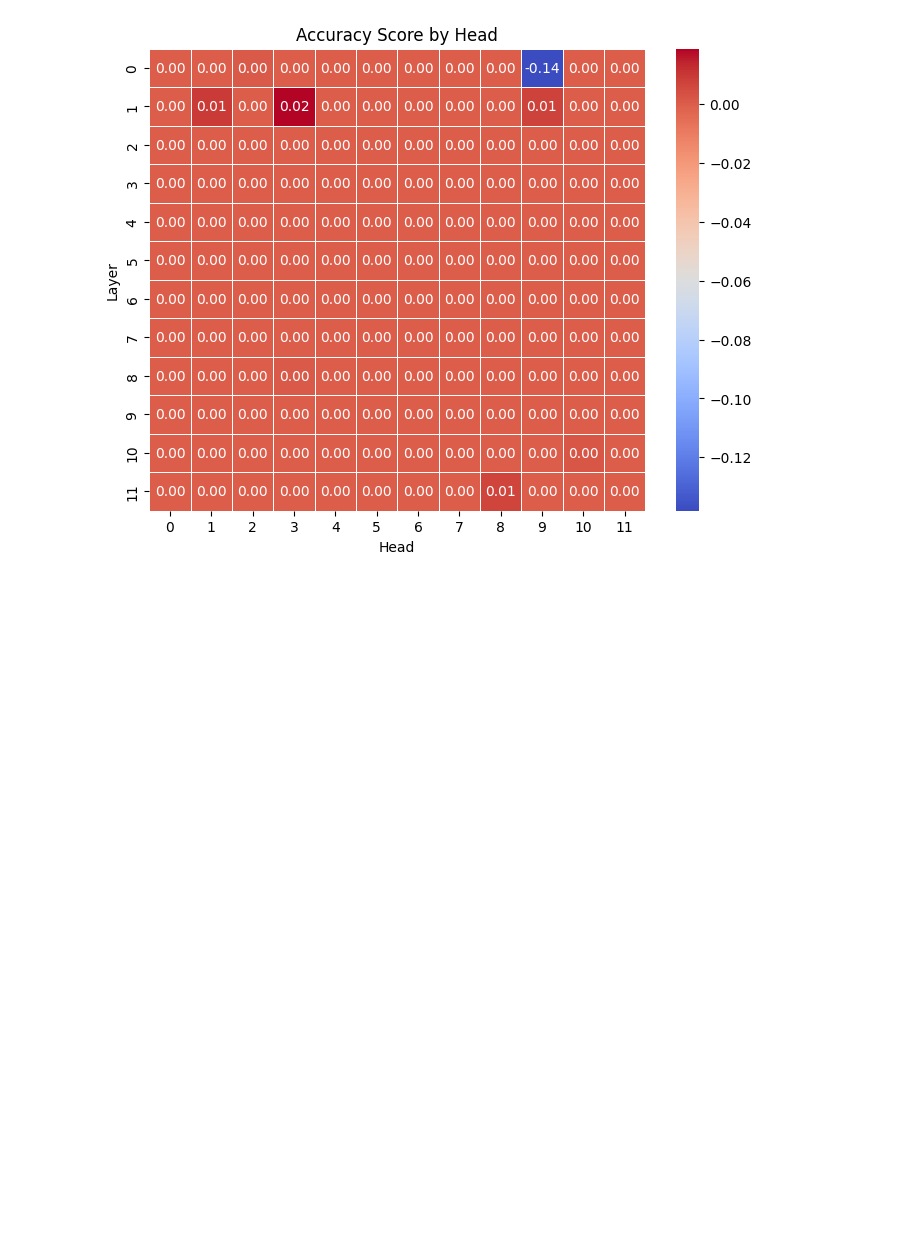
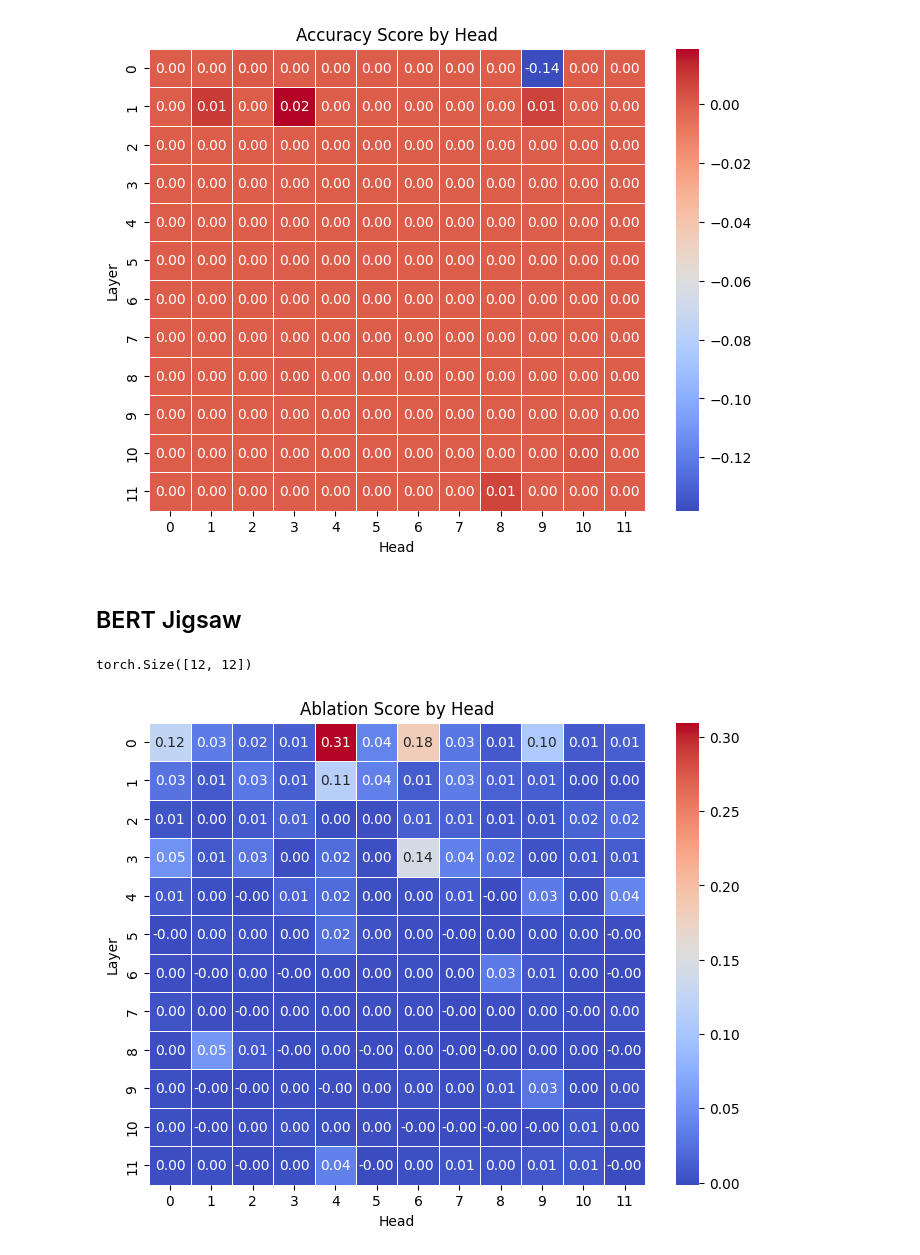
Before and after one commit to wid0gast/interp-toxicity, a Jupyter notebook: testing.ipynb, the cells around one changed output. Saved outputs shown, nothing was run; the diff lists cells and outputs as text; code cells hidden in the pictures; blank space fills up the shorter version.

Commit message:
bert jigsaw processed

```diff
--- a/testing.ipynb
+++ b/testing.ipynb
@@ -153,3 +153,28 @@ plt.savefig('accuracy_scores_by_head.png')
 plt.show()
 # %% [output]
 [figure]
+# %% [markdown]
+## BERT Jigsaw
+# %%
+ablation_scores = torch.load("bert_ablation_scores_jigsaw.pth")
+# %%
+ablation_scores.shape
+# %% [output]
+torch.Size([12, 12])
+# %%
+tensor_np = ablation_scores.cpu().detach().numpy()
+
+# Plot the heatmap
+plt.figure(figsize=(8, 6))  # Adjust figure size
+sns.heatmap(tensor_np, annot=True, cmap="coolwarm", fmt=".2f", linewidths=0.5)
+
+# Add labels
+plt.title("Ablation Score by Head")
+plt.xlabel("Head")
+plt.ylabel("Layer")
+
+plt.savefig('ablation_scores_by_head.png')
+# Show the plot
+plt.show()
+# %% [output]
+[figure, added]
```
Also changed, not shown: parts of 7 cells of this notebook, 5 other files.
